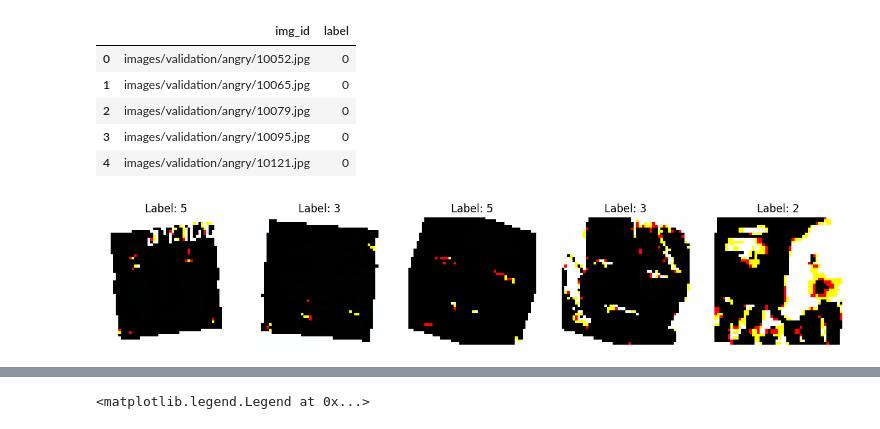
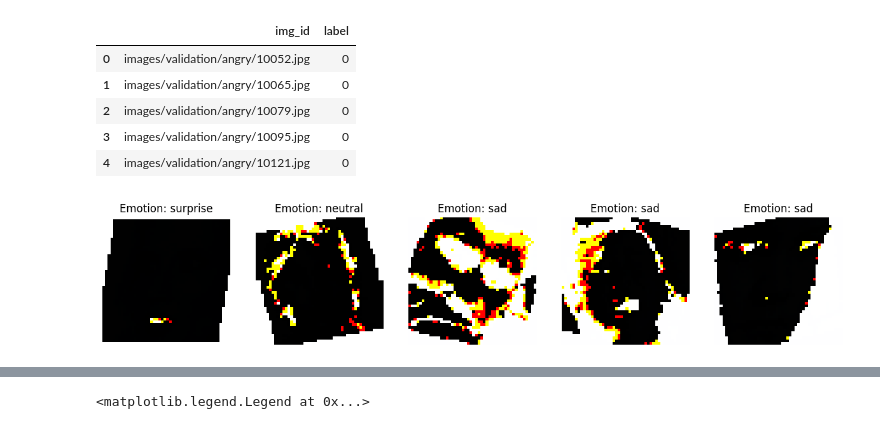
Before and after one commit to MohammadYs77/Real-time-Emotion-Recognition-with-Pytorch, a Jupyter notebook: Code.ipynb, the cells around one changed output, grey strips where cells are left out. Saved outputs shown, nothing was run; the diff lists cells and outputs as text; code cells hidden in the pictures.

```diff
--- a/Code.ipynb
+++ b/Code.ipynb
@@ -111,25 +131,40 @@ class ImageDataset(Dataset):
 
         return img, lbl
 # %%
-tr_dt = ImageDataset(tr_df, data_transforms['train'])
-val_dt = ImageDataset(val_df, data_transforms['other'])
+tr_model_dt = ImageDataset(tr_df, data_transforms['Model']['train'])
+val_model_dt = ImageDataset(val_df, data_transforms['Model']['other'])
+tr_other_dt = ImageDataset(tr_df, data_transforms['Others']['train'])
+val_other_dt = ImageDataset(val_df, data_transforms['Others']['other'])
 
-tr_loader = DataLoader(tr_dt, batch_size=BATCH_SIZE, shuffle=True)
-val_loader = DataLoader(val_dt, batch_size=BATCH_SIZE, shuffle=True)
+tr_model_loader = DataLoader(tr_model_dt, batch_size=BATCH_SIZE, shuffle=True)
+val_model_loader = DataLoader(val_model_dt, batch_size=BATCH_SIZE, shuffle=True)
+tr_other_loader = DataLoader(tr_other_dt, batch_size=BATCH_SIZE, shuffle=True)
+val_other_loader = DataLoader(val_other_dt, batch_size=BATCH_SIZE, shuffle=True)
+
+dataloaders = {
+    'Model': {
+        'train': tr_model_loader,
+        'validation': val_model_loader
+    },
+    'Others': {
+        'train': tr_other_loader,
+        'validation': val_other_loader
+    }
+}
 # %%
 num_samples = 5
-random_indices = np.random.randint(0, len(tr_dt), num_samples)
+random_indices = np.random.randint(0, len(tr_model_dt), num_samples)
 
 # Plot the images
 fig, axes = plt.subplots(1, num_samples, figsize=(15, 3))
 
 for i, idx in enumerate(random_indices):
-    image, label = tr_dt[idx]
+    image, label = tr_model_dt[idx]
     image = image.permute(1, 2, 0)
     axes[i].imshow(np.uint8(np.array(image)))
-    axes[i].set_title(f"Label: {label}")
+    axes[i].set_title(f"Emotion: {label_class[label]}")
     axes[i].axis('off')
 
 plt.show()
 # %% [output]
-[figure, old version]
+[figure, new version]
```
Also changed, not shown: parts of 14 cells of this notebook.
